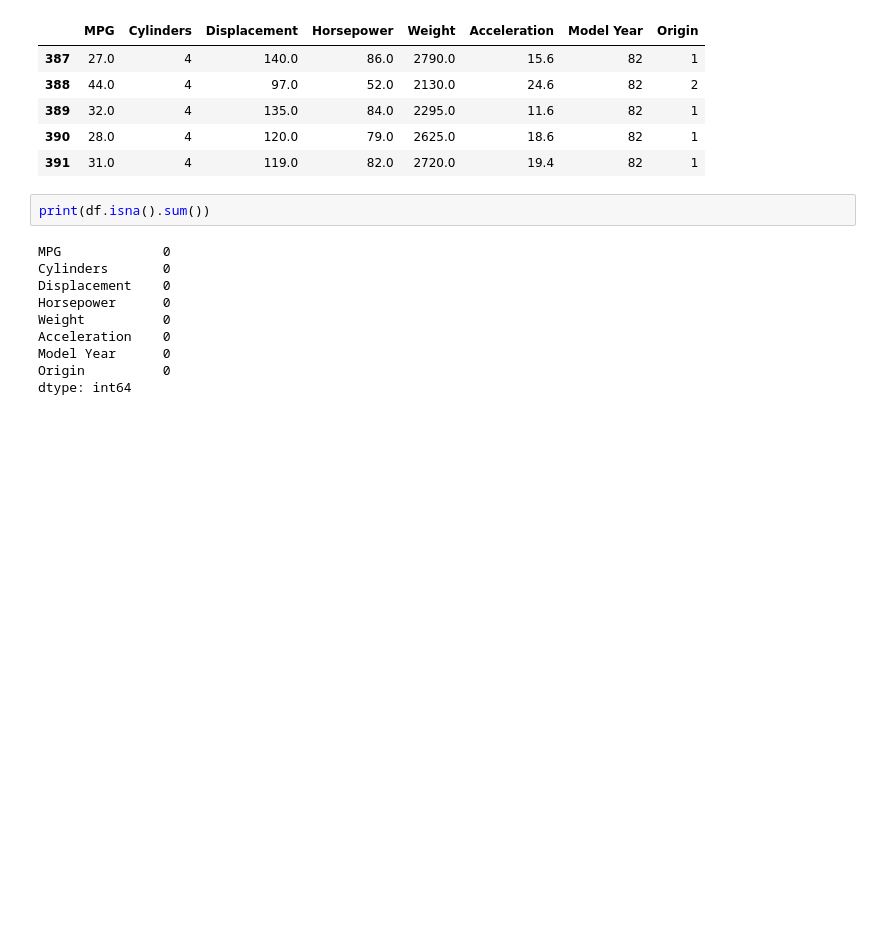
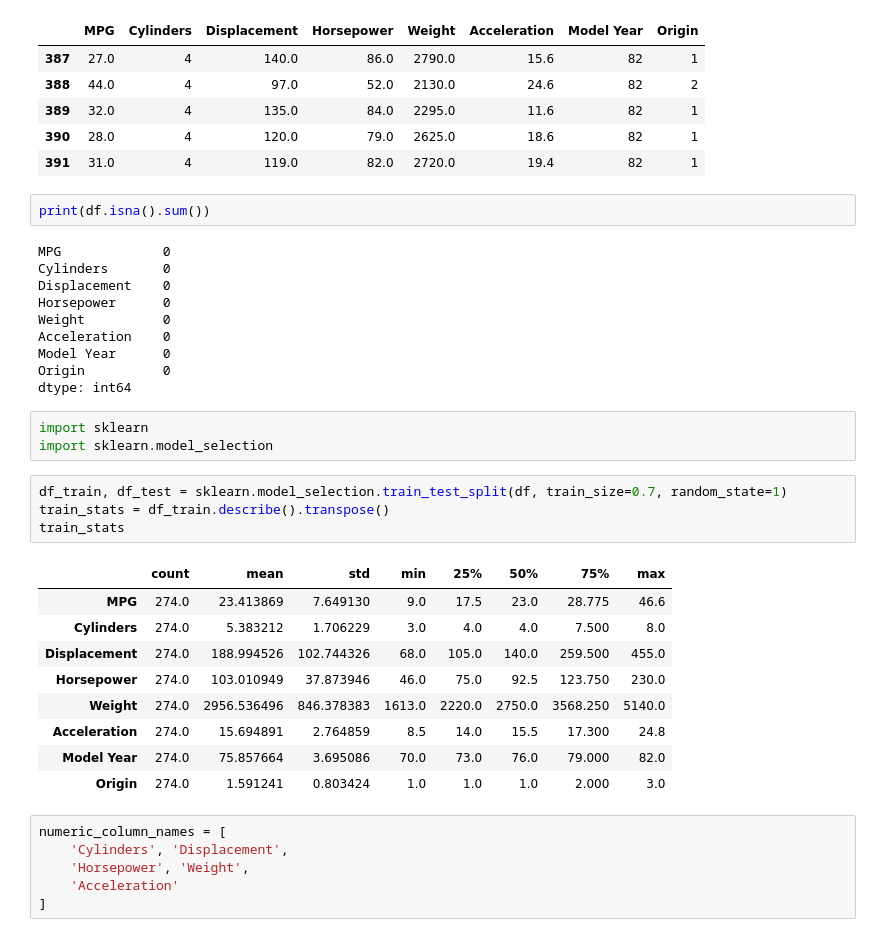
Before and after one commit to jaeohshin/PyTorch_Sklearn_rasbt, a Jupyter notebook: Car_Mileage_project.ipynb, the cells around one changed output. Cells and saved outputs as stored; diff of their text form; blank space fills up the shorter version.

```diff
--- a/Car_Mileage_project.ipynb
+++ b/Car_Mileage_project.ipynb
@@ -58,3 +58,26 @@ Acceleration    0
 Model Year      0
 Origin          0
 dtype: int64
+# %%
+import sklearn
+import sklearn.model_selection
+# %%
+df_train, df_test = sklearn.model_selection.train_test_split(df, train_size=0.7, random_state=1)
+train_stats = df_train.describe().transpose()
+train_stats
+# %% [output]
+|  | count | mean | std | min | 25% | 50% | 75% | max |
+| MPG | 274.0 | 23.413869 | 7.649130 | 9.0 | 17.5 | 23.0 | 28.775 | 46.6 |
+| Cylinders | 274.0 | 5.383212 | 1.706229 | 3.0 | 4.0 | 4.0 | 7.500 | 8.0 |
+| Displacement | 274.0 | 188.994526 | 102.744326 | 68.0 | 105.0 | 140.0 | 259.500 | 455.0 |
+| Horsepower | 274.0 | 103.010949 | 37.873946 | 46.0 | 75.0 | 92.5 | 123.750 | 230.0 |
+| Weight | 274.0 | 2956.536496 | 846.378383 | 1613.0 | 2220.0 | 2750.0 | 3568.250 | 5140.0 |
+| Acceleration | 274.0 | 15.694891 | 2.764859 | 8.5 | 14.0 | 15.5 | 17.300 | 24.8 |
+| Model Year | 274.0 | 75.857664 | 3.695086 | 70.0 | 73.0 | 76.0 | 79.000 | 82.0 |
+| Origin | 274.0 | 1.591241 | 0.803424 | 1.0 | 1.0 | 1.0 | 2.000 | 3.0 |
+# %%
+numeric_column_names = [
+    'Cylinders', 'Displacement',
+    'Horsepower', 'Weight',
+    'Acceleration'
+]
```
Also changed, not shown: parts of 5 cells of this notebook.
